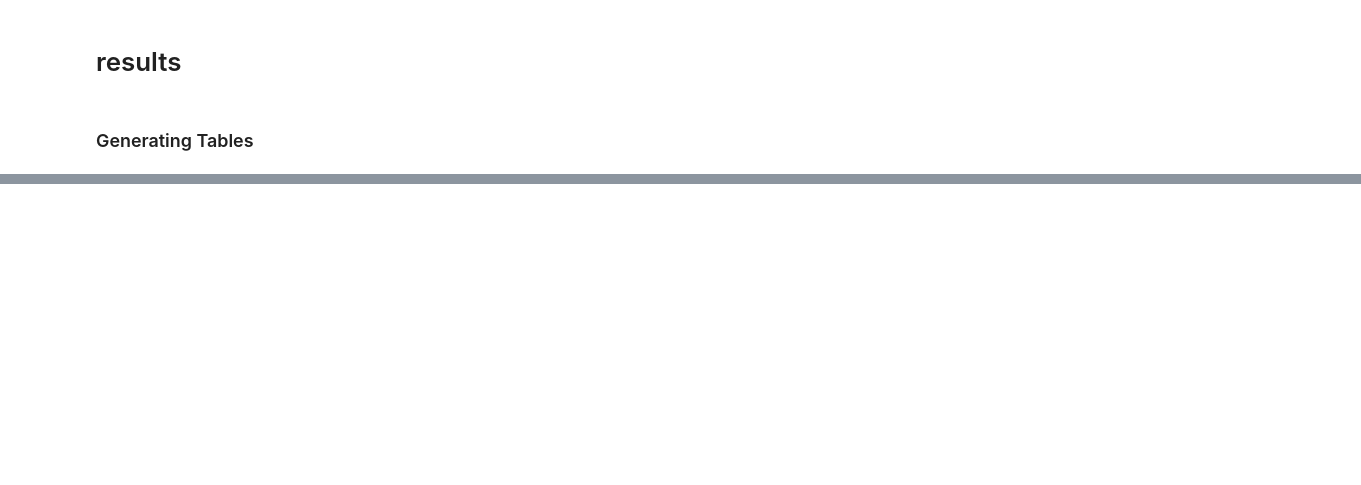
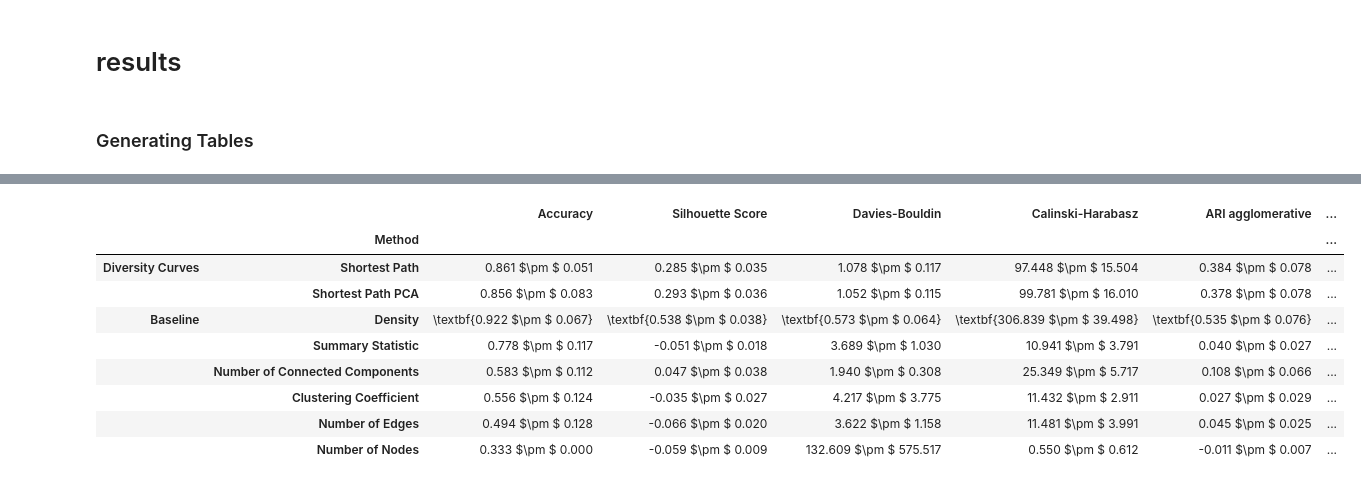
Before and after one commit to aidos-lab/diversity_curves, a Jupyter notebook: simulations/ablation_params/struct_baseline.ipynb, the cells around one changed output, grey strips where cells are left out. Drawn from its saved outputs; the diff is of its cells as text; code cells hidden in the pictures; blank space fills up the shorter version.

Commit message:
added average clustering coefficient to structural baseline ablation

```diff
--- a/simulations/ablation_params/struct_baseline.ipynb
+++ b/simulations/ablation_params/struct_baseline.ipynb
@@ -356,7 +393,7 @@ array1 = np.array([G_nx[i].number_of_nodes() for i in range(len(G_nx))])
 ### Generating Tables
 # %%
 # read in all results and configurations
-resdir = 'simulations/results/ablations/structural_baseline'
+resdir = 'simulations/results/ablations/params/structural_baseline'
 res_df = pd.read_csv(f'{resdir}/results_combined.csv', header=[0,1], index_col=0)
 
 configs = pd.read_csv(f'{resdir}/configs.csv', header=[0], index_col=0)
@@ -378,13 +415,14 @@ res_df['group'] = [method_group[method] for method in list(res_df.index)]
 new_names = {
         'divcurves_shortest_path_distance': 'Shortest Path',
         'divcurves_pca_shortest_path_distance': 'Shortest Path PCA',
-        'div_function_shortest_path_distance': 'Profile Shortest Path',
         'structure_baseline_nnodes': 'Number of Nodes',
         'structure_baseline_nedges': 'Number of Edges',
         'structure_baseline_density': 'Density',
         'structure_baseline_nconn_components': 'Number of Connected Components',
+        'structure_baseline_avg_clustering': 'Clustering Coefficient',
         'structure_baseline_summary': 'Summary Statistic'
 }
+
 
 df = res_df.rename(new_names)
 df = df.loc[list(new_names.values()),:]
@@ -454,0 +509,13 @@ KeyError: 'strucure_baseline_nnodes'
+# %%
+results_latex_df_model
+# %% [output]
+|  |  | Accuracy | Silhouette Score | Davies-Bouldin | Calinski-Harabasz | ARI agglomerative | ... |
+|  | Method |  |  |  |  |  | ... |
+| Diversity Curves | Shortest Path | 0.861 $\pm $ 0.051 | 0.285 $\pm $ 0.035 | 1.078 $\pm $ 0.117 | 97.448 $\pm $ 15.504 | 0.384 $\pm $ 0.078 | ... |
+|  | Shortest Path PCA | 0.856 $\pm $ 0.083 | 0.293 $\pm $ 0.036 | 1.052 $\pm $ 0.115 | 99.781 $\pm $ 16.010 | 0.378 $\pm $ 0.078 | ... |
+| Baseline | Density | \textbf{0.922 $\pm $ 0.067} | \textbf{0.538 $\pm $ 0.038} | \textbf{0.573 $\pm $ 0.064} | \textbf{306.839 $\pm $ 39.498} | \textbf{0.535 $\pm $ 0.076} | ... |
+|  | Summary Statistic | 0.778 $\pm $ 0.117 | -0.051 $\pm $ 0.018 | 3.689 $\pm $ 1.030 | 10.941 $\pm $ 3.791 | 0.040 $\pm $ 0.027 | ... |
+|  | Number of Connected Components | 0.583 $\pm $ 0.112 | 0.047 $\pm $ 0.038 | 1.940 $\pm $ 0.308 | 25.349 $\pm $ 5.717 | 0.108 $\pm $ 0.066 | ... |
+|  | Clustering Coefficient | 0.556 $\pm $ 0.124 | -0.035 $\pm $ 0.027 | 4.217 $\pm $ 3.775 | 11.432 $\pm $ 2.911 | 0.027 $\pm $ 0.029 | ... |
+|  | Number of Edges | 0.494 $\pm $ 0.128 | -0.066 $\pm $ 0.020 | 3.622 $\pm $ 1.158 | 11.481 $\pm $ 3.991 | 0.045 $\pm $ 0.025 | ... |
+|  | Number of Nodes | 0.333 $\pm $ 0.000 | -0.059 $\pm $ 0.009 | 132.609 $\pm $ 575.517 | 0.550 $\pm $ 0.612 | -0.011 $\pm $ 0.007 | ... |
```
Also changed, not shown: parts of 5 cells of this notebook, 1 other file.
